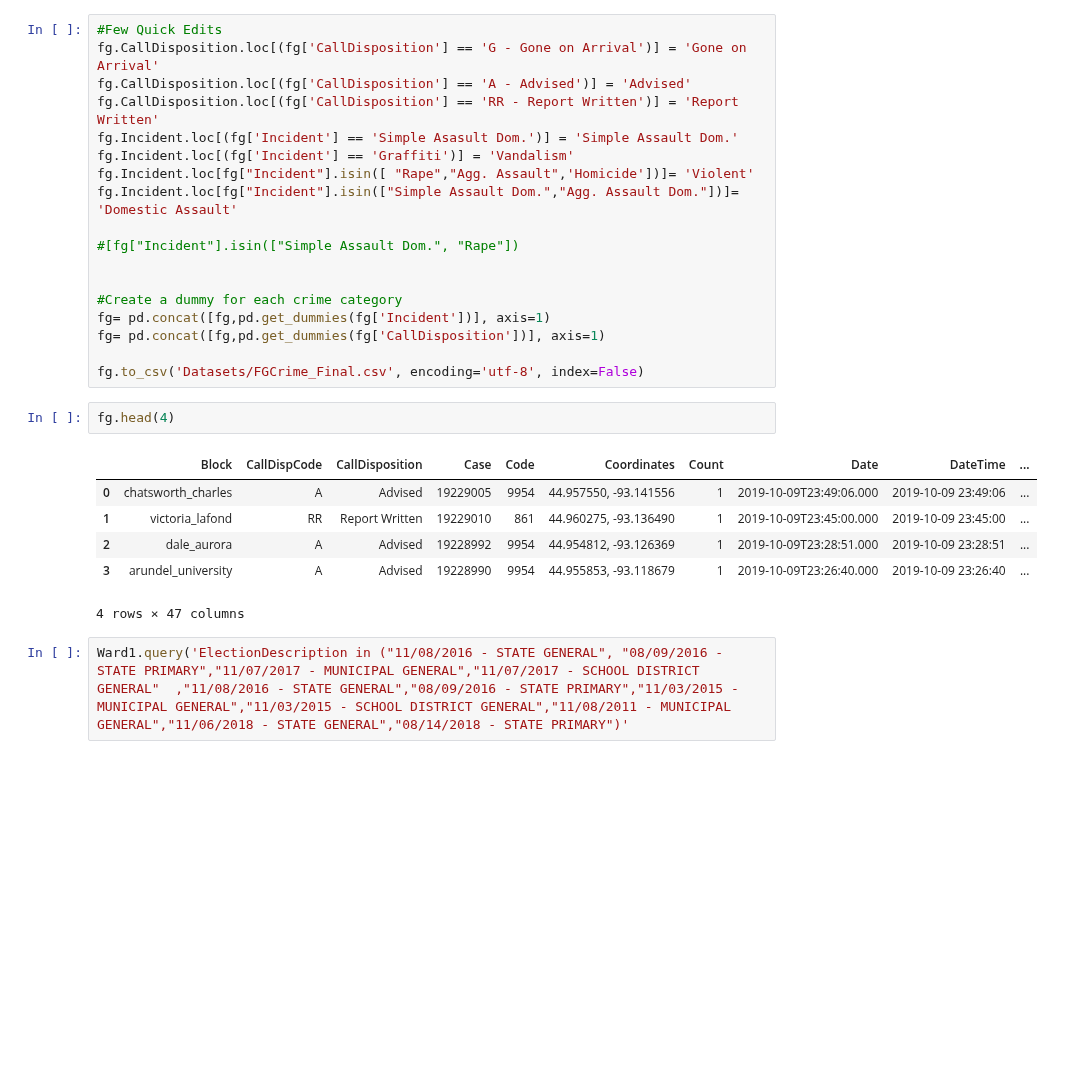
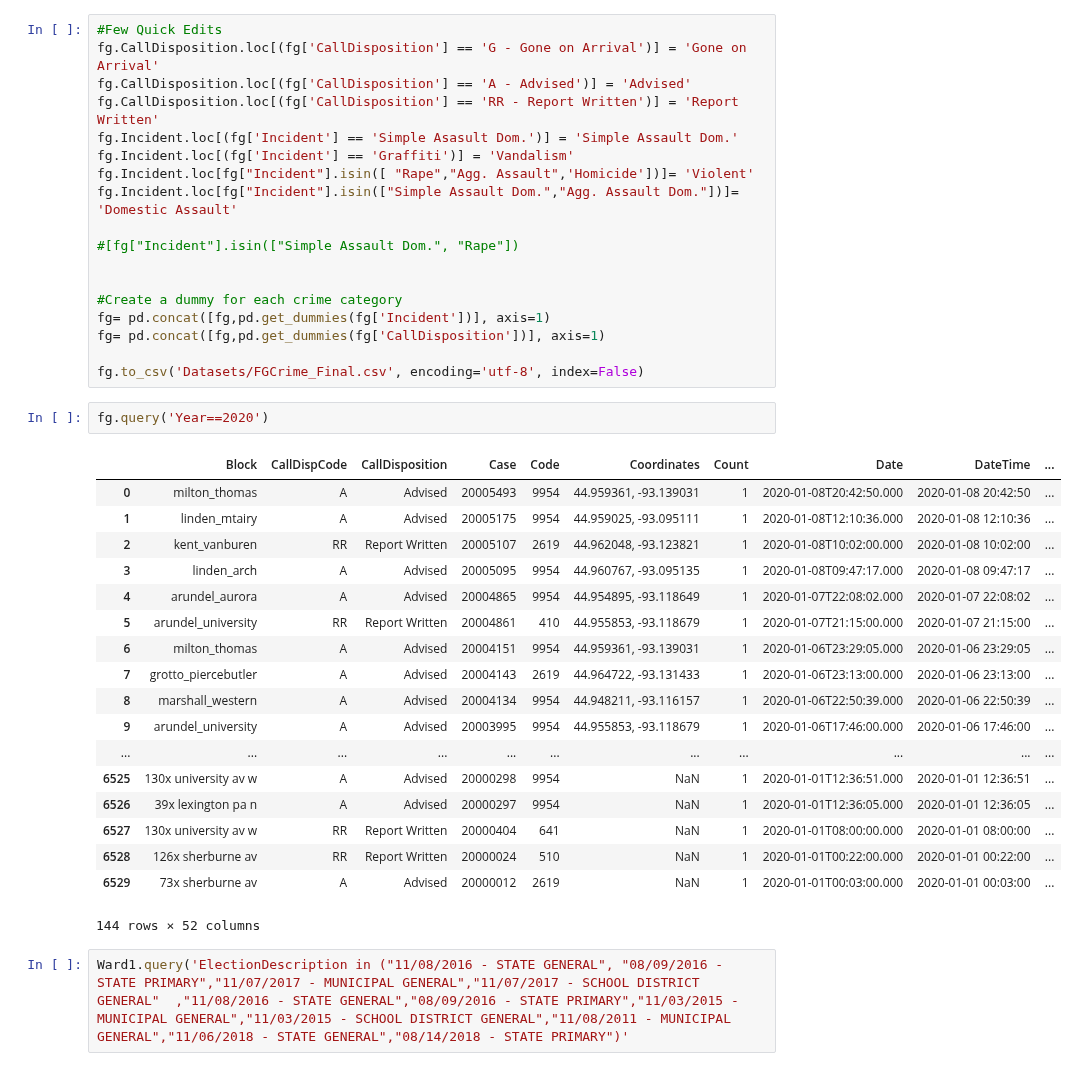
Before and after one commit to sustainabu/OpenData_Saint_Paul, a Jupyter notebook: _Frogtown Crime_Map/Crime_LoadData.ipynb, the cells around one changed output. Drawn from its saved outputs; the diff is of its cells as text; blank space fills up the shorter version.

```diff
--- a/_Frogtown Crime_Map/Crime_LoadData.ipynb
+++ b/_Frogtown Crime_Map/Crime_LoadData.ipynb
@@ -192,14 +192,26 @@ fg= pd.concat([fg,pd.get_dummies(fg['Incident'])], axis=1)
 fg= pd.concat([fg,pd.get_dummies(fg['CallDisposition'])], axis=1)
 
 fg.to_csv('Datasets/FGCrime_Final.csv', encoding='utf-8', index=False)
-# %%
-fg.head(4)
-# %% [output]
-|  | Block | CallDispCode | CallDisposition | Case | Code | Coordinates | Count | Date | DateTime | ... |
-| 0 | chatsworth_charles | A | Advised | 19229005 | 9954 | 44.957550, -93.141556 | 1 | 2019-10-09T23:49:06.000 | 2019-10-09 23:49:06 | ... |
-| 1 | victoria_lafond | RR | Report Written | 19229010 | 861 | 44.960275, -93.136490 | 1 | 2019-10-09T23:45:00.000 | 2019-10-09 23:45:00 | ... |
-| 2 | dale_aurora | A | Advised | 19228992 | 9954 | 44.954812, -93.126369 | 1 | 2019-10-09T23:28:51.000 | 2019-10-09 23:28:51 | ... |
-| 3 | arundel_university | A | Advised | 19228990 | 9954 | 44.955853, -93.118679 | 1 | 2019-10-09T23:26:40.000 | 2019-10-09 23:26:40 | ... |
-4 rows × 47 columns
+# %%
+fg.query('Year==2020')
+# %% [output]
+|  | Block | CallDispCode | CallDisposition | Case | Code | Coordinates | Count | Date | DateTime | ... |
+| 0 | milton_thomas | A | Advised | 20005493 | 9954 | 44.959361, -93.139031 | 1 | 2020-01-08T20:42:50.000 | 2020-01-08 20:42:50 | ... |
+| 1 | linden_mtairy | A | Advised | 20005175 | 9954 | 44.959025, -93.095111 | 1 | 2020-01-08T12:10:36.000 | 2020-01-08 12:10:36 | ... |
+| 2 | kent_vanburen | RR | Report Written | 20005107 | 2619 | 44.962048, -93.123821 | 1 | 2020-01-08T10:02:00.000 | 2020-01-08 10:02:00 | ... |
+| 3 | linden_arch | A | Advised | 20005095 | 9954 | 44.960767, -93.095135 | 1 | 2020-01-08T09:47:17.000 | 2020-01-08 09:47:17 | ... |
+| 4 | arundel_aurora | A | Advised | 20004865 | 9954 | 44.954895, -93.118649 | 1 | 2020-01-07T22:08:02.000 | 2020-01-07 22:08:02 | ... |
+| 5 | arundel_university | RR | Report Written | 20004861 | 410 | 44.955853, -93.118679 | 1 | 2020-01-07T21:15:00.000 | 2020-01-07 21:15:00 | ... |
+| 6 | milton_thomas | A | Advised | 20004151 | 9954 | 44.959361, -93.139031 | 1 | 2020-01-06T23:29:05.000 | 2020-01-06 23:29:05 | ... |
+| 7 | grotto_piercebutler | A | Advised | 20004143 | 2619 | 44.964722, -93.131433 | 1 | 2020-01-06T23:13:00.000 | 2020-01-06 23:13:00 | ... |
+| 8 | marshall_western | A | Advised | 20004134 | 9954 | 44.948211, -93.116157 | 1 | 2020-01-06T22:50:39.000 | 2020-01-06 22:50:39 | ... |
+| 9 | arundel_university | A | Advised | 20003995 | 9954 | 44.955853, -93.118679 | 1 | 2020-01-06T17:46:00.000 | 2020-01-06 17:46:00 | ... |
+| ... | ... | ... | ... | ... | ... | ... | ... | ... | ... | ... |
+| 6525 | 130x university av w | A | Advised | 20000298 | 9954 | NaN | 1 | 2020-01-01T12:36:51.000 | 2020-01-01 12:36:51 | ... |
+| 6526 | 39x lexington pa n | A | Advised | 20000297 | 9954 | NaN | 1 | 2020-01-01T12:36:05.000 | 2020-01-01 12:36:05 | ... |
+| 6527 | 130x university av w | RR | Report Written | 20000404 | 641 | NaN | 1 | 2020-01-01T08:00:00.000 | 2020-01-01 08:00:00 | ... |
+| 6528 | 126x sherburne av | RR | Report Written | 20000024 | 510 | NaN | 1 | 2020-01-01T00:22:00.000 | 2020-01-01 00:22:00 | ... |
+| 6529 | 73x sherburne av | A | Advised | 20000012 | 2619 | NaN | 1 | 2020-01-01T00:03:00.000 | 2020-01-01 00:03:00 | ... |
+144 rows × 52 columns
 # %%
 Ward1.query('ElectionDescription in ("11/08/2016 - STATE GENERAL", "08/09/2016 - STATE PRIMARY","11/07/2017 - MUNICIPAL GENERAL","11/07/2017 - SCHOOL DISTRICT GENERAL"  ,"11/08/2016 - STATE GENERAL","08/09/2016 - STATE PRIMARY","11/03/2015 - MUNICIPAL GENERAL","11/03/2015 - SCHOOL DISTRICT GENERAL","11/08/2011 - MUNICIPAL GENERAL","11/06/2018 - STATE GENERAL","08/14/2018 - STATE PRIMARY")'
```
Also changed, not shown: parts of 4 cells of this notebook, 8 other files.
